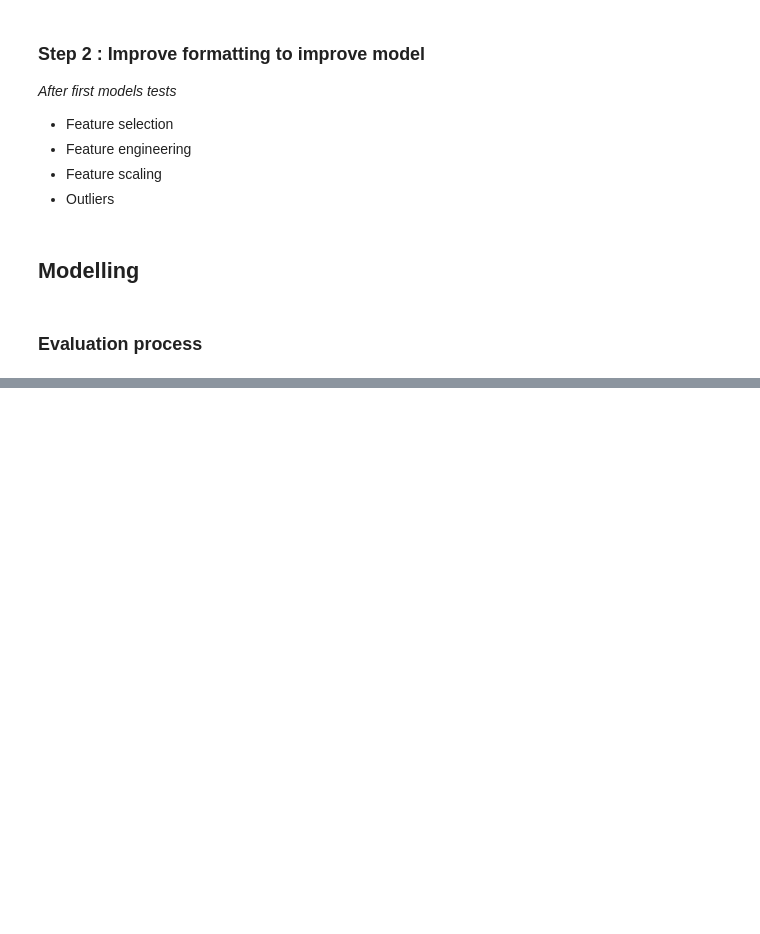
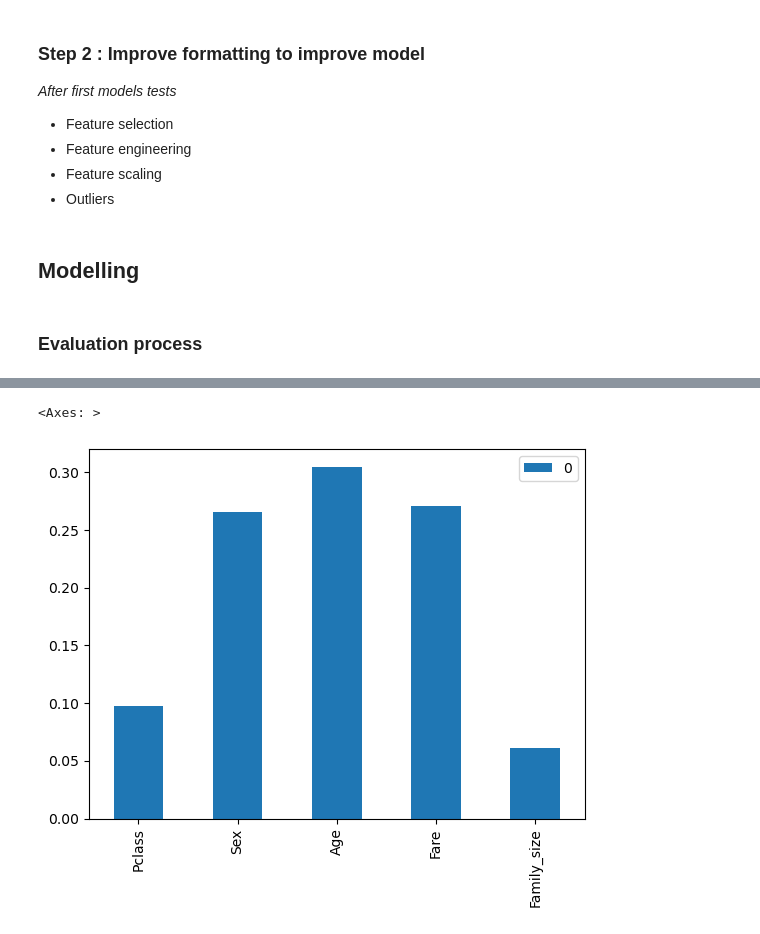
Before and after one commit to Jeremy-Duval-PhD/Kaggle_Titanic, a Jupyter notebook: Kaggle_Titanic.ipynb, the cells around one changed output, grey strips where cells are left out. Saved outputs shown, nothing was run; the diff lists cells and outputs as text; code cells hidden in the pictures; blank space fills up the shorter version.

```diff
--- a/Kaggle_Titanic.ipynb
+++ b/Kaggle_Titanic.ipynb
@@ -631,0 +652,5 @@ weighted avg       0.82      0.83      0.82        41
+# %%
+pd.DataFrame(model.feature_importances_, index= X_train.columns).plot.bar()
+# %% [output]
+<Axes: >
+[figure, added]
```
Also changed, not shown: parts of 12 cells of this notebook.
